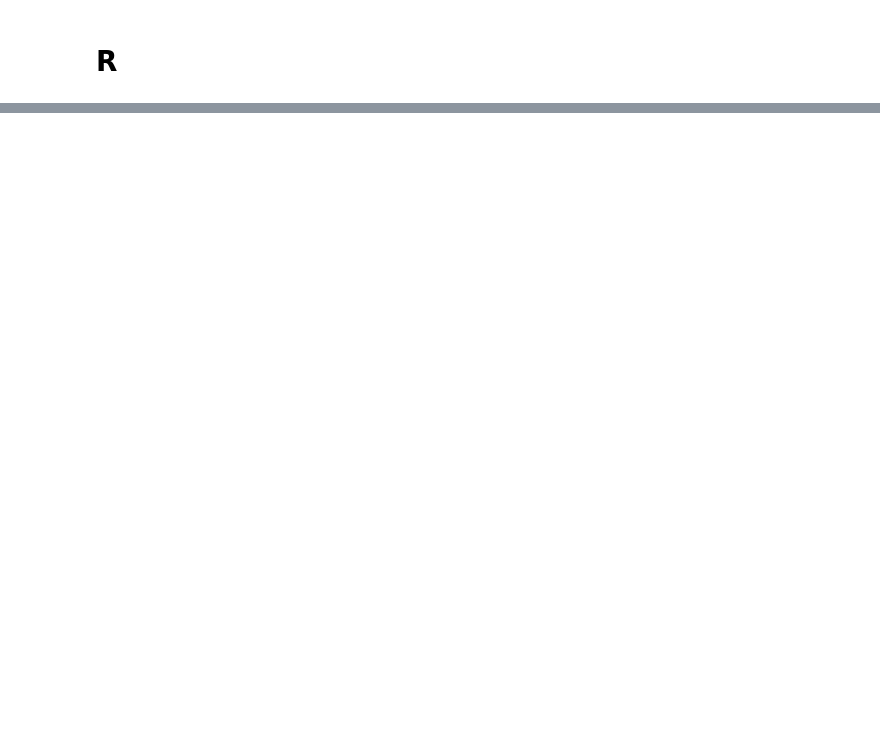
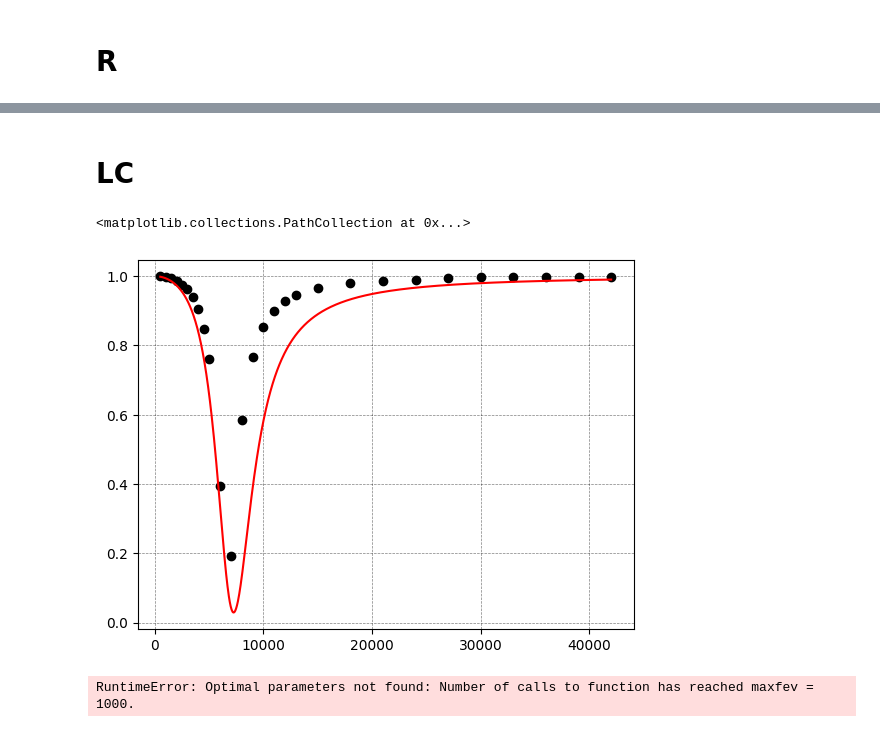
Before and after one commit to Yedi278/Lab2, a Jupyter notebook: Circuiti_3/RLC.ipynb, the cells around one changed output, grey strips where cells are left out. Drawn from its saved outputs; the diff is of its cells as text; code cells hidden in the pictures; blank space fills up the shorter version.

```diff
--- a/Circuiti_3/RLC.ipynb
+++ b/Circuiti_3/RLC.ipynb
@@ -136,0 +185,16 @@ TypeError: fase() missing 1 required positional argument: 'a'
+# %% [markdown]
+# LC
+# %%
+x = np.linspace(np.min(freqs),np.max(freqs),1000)
+y = G(x*2*np.pi, **f_m.values)
+plt.plot(x, y, label='Fit $|H_R|$', c='r')
+plt.scatter(freqs, V_l, label='dati', c='k')
+# %% [output]
+<matplotlib.collections.PathCollection at 0x...>
+[figure, added]
+# %%
+f_m = Fit(freqs*2*np.pi, V_l, G, 0.01, kwargs={'R':1e3, 'R_L':30, 'L':0.04, 'C':12e-9})
+f_m.fit()
+f_m.visualize()
+# %% [output]
+RuntimeError: Optimal parameters not found: Number of calls to function has reached maxfev = 1000.
```
Also changed, not shown: parts of 6 cells of this notebook.
